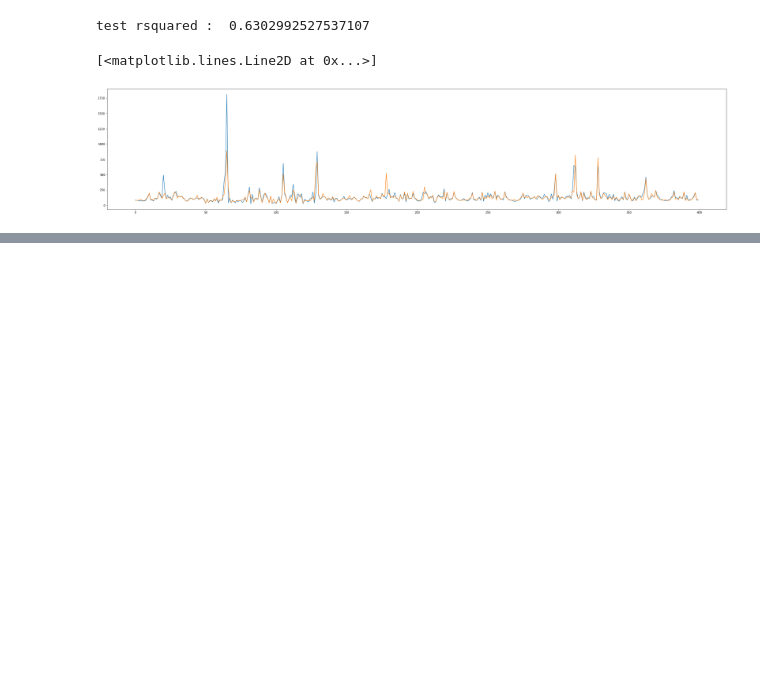
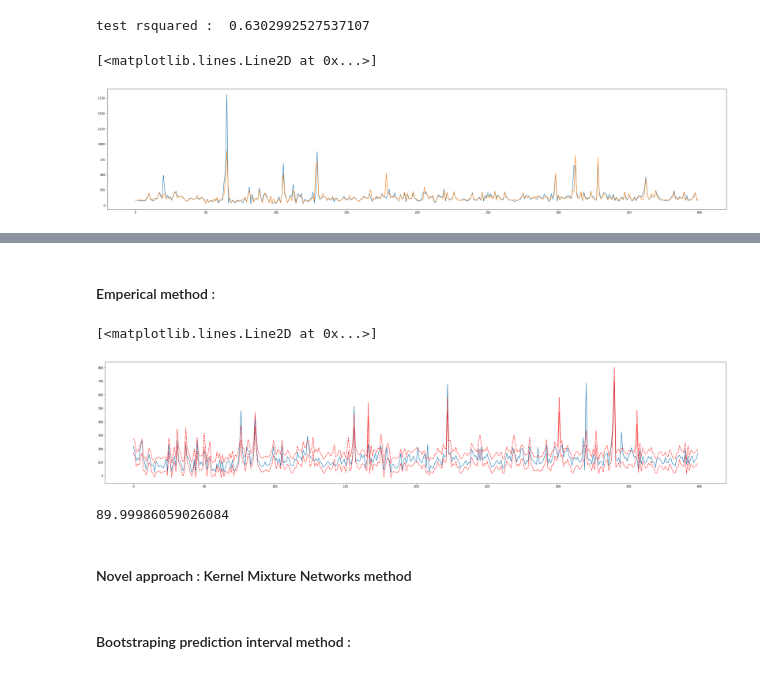
Before and after one commit to azizkastalli/transport_routing, a Jupyter notebook: timeTravelPrediction/timeTravel_prediction.ipynb, the cells around one changed output, grey strips where cells are left out. Saved outputs shown, nothing was run; the diff lists cells and outputs as text; code cells hidden in the pictures; blank space fills up the shorter version.

Commit message:
prediction interval update

```diff
--- a/timeTravelPrediction/timeTravel_prediction.ipynb
+++ b/timeTravelPrediction/timeTravel_prediction.ipynb
@@ -370,0 +461,15 @@ scipy.stats.kstest(epsilon, 'norm')
+# %% [markdown]
+#### Emperical method :
+# %%
+lower = np.percentile(epsilon, 5)
+upper = np.percentile(epsilon, 95)
+# %%
+plt.figure(figsize=(40,8))
+plt.plot(np.arange(y_test[1000:1400].shape[0]), y_test[1000:1400])
+plt.plot(np.arange(y_test[1000:1400].shape[0]), y_pred[1000:1400] + lower, 'r--')
+plt.plot(np.arange(y_test[1000:1400].shape[0]), y_pred[1000:1400] + upper, 'r--')
+
+#plt.plot(np.arange(y_test[10000:10400].shape[0]), y_pred[10000:10400])
+# %% [output]
+[<matplotlib.lines.Line2D at 0x...>]
+[figure, added]
@@ -370,0 +480,8 @@ scipy.stats.kstest(epsilon, 'norm')
+# %%
+in_boundries*100 / all_inputs
+# %% [output]
+89.99986059026084
+# %% [markdown]
+#### Novel approach : Kernel Mixture Networks method
+# %% [markdown]
+#### Bootstraping prediction interval method :
```
Also changed, not shown: parts of 31 cells of this notebook.
